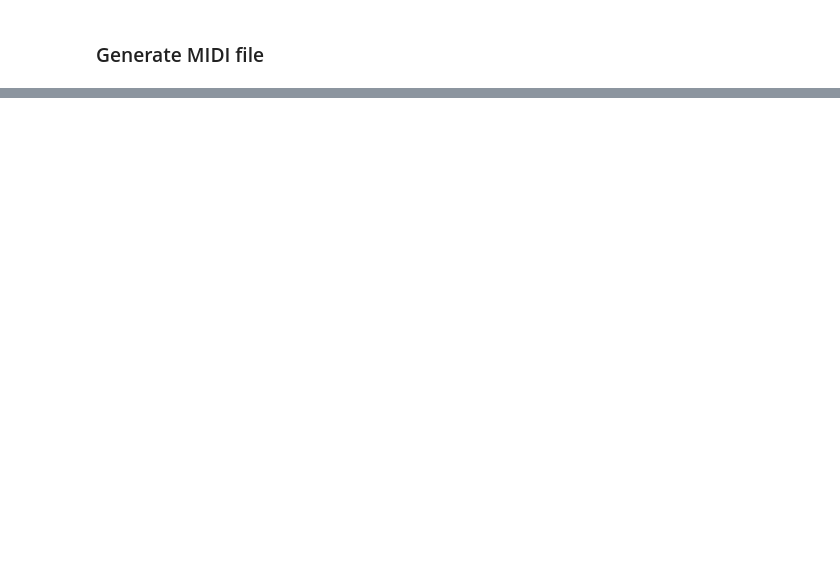
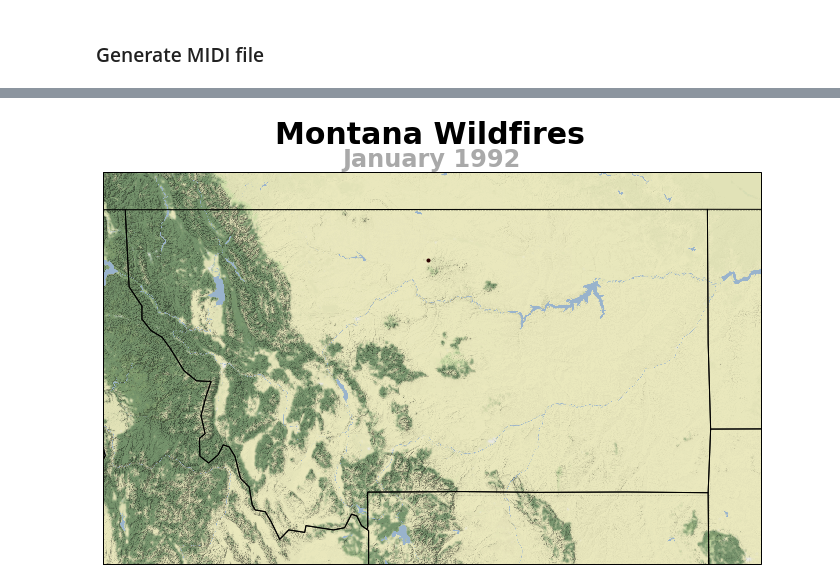
Before and after one commit to jjgarrett0/Wildfire, a Jupyter notebook: WildfireSonification_Final.ipynb, the cells around one changed output, grey strips where cells are left out. Drawn from its saved outputs; the diff is of its cells as text; code cells hidden in the pictures; blank space fills up the shorter version.

```diff
--- a/WildfireSonification_Final.ipynb
+++ b/WildfireSonification_Final.ipynb
@@ -152,0 +211,18 @@ create_midi(note_list)
+# %%
+mid = MidiFile(mymidi.outfile)
+
+#create a new column with number of ticks:
+for index, row in df_mapping.iterrows():
+    df_mapping.loc[index, 'TICKS'] = row['BEAT'] * mid.ticks_per_beat
+
+#Determine how many milliseconds per tick: 60000 / (BPM * PPQ)
+millis_per_tick = 60000.0 / (120 * mid.ticks_per_beat)
+
+#create a new column with time elapsed in milliseconds
+for index, row in df_mapping.iterrows():
+    df_mapping.loc[index, 'MILLIS'] = row['TICKS'] * millis_per_tick
+
+#Normalize Fire Size for Plotting using tanh
+#https://stackoverflow.com/questions/50310059/normalize-a-column-to-represent-it-as-a-size-in-a-scatter-plot/50311206
+for index, row in df_mapping.iterrows():
+    df_mapping.loc[index, 'PLOT_SIZE'] = math.tanh(row['FIRE_SIZE']/500-2)*250+250
@@ -152,0 +238,69 @@ create_midi(note_list)
+# %%
+#determine how many milliseconds to cycle thru for each frame
+millis_per_frame = 1000 / frames_per_second
+
+#print total frames to be output
+total_frames = round((df_mapping['MILLIS'].max() + millis_per_frame) / millis_per_frame)
+
+#set current plot data frame index = 0
+df_index = 0
+
+#Set up figure and axes with cartopy data.
+map_terrain = cimgt.Stamen('terrain-background')
+fig = plt.figure(figsize=(fig_width,fig_height))
+ax = plt.axes(projection=map_terrain.crs) #mercator
+fig.suptitle('Montana Wildfires', x=0.51, ha='center', va='top', color='black', fontsize=30, fontweight='bold')
+ax.set_extent([-116.5, -103, 44, 49.5])
+ax.add_image(map_terrain,8,zorder=0)
+ax.add_feature(cfeature.STATES, zorder=1)
+
+#initialize data lists
+long_vals = []
+lat_vals = []
+intensity = []
+size = []
+
+scatter = ax.scatter(long_vals, lat_vals, c=[], cmap=cm.hot_r, vmin=0, vmax=1, zorder=2, transform=map_terrain.crs.as_geodetic())
+
+#Some of the below was modelled off of the following link: https://stackoverflow.com/questions/48152754/matplotlib-plot-points-over-time-where-old-points-fade
+def get_data(milli_count):
+    global df_index
+
+    #Grab relevant data from pandas dataframe using between.
+    current_plots = df_mapping[df_mapping['MILLIS'].between(df_mapping['MILLIS'][df_index], milli_count, inclusive=True)]
+
+    lats  = current_plots['LATITUDE'].tolist()
+    longs = current_plots['LONGITUDE'].tolist()
+    sizes = current_plots['PLOT_SIZE'].tolist()
+
+    #update dataframe index (indexes are maintained in sub dataframe from the original dataframe)
+    df_index = current_plots.index.max()
+
+    return lats, longs, sizes
+
+def update(frame):
+    global long_vals, lat_vals, intensity, size
+    # Get intermediate coordinates
+    new_lats, new_longs, new_sizes = get_data(frame*millis_per_frame)
+
+    long_vals.extend(new_longs)
+    lat_vals.extend(new_lats)
+
+    # Plot New Values
+    scatter.set_offsets(np.c_[long_vals,lat_vals])
+
+    #calculate new color values
+    intensity = np.concatenate((np.array(intensity)*0.97, np.full(len(new_longs), 0.95)))#np.ones(len(new_longs))))
+    scatter.set_array(intensity)
+
+    #calculate new size values
+    size = np.concatenate((np.array(size)*0.98, new_sizes))
+    scatter.set_sizes(size)
+
+    ax.set_title(df_mapping[df_mapping['MILLIS'].between(df_mapping['MILLIS'][df_index], frame*millis_per_frame, inclusive=True)]['DISCOVERY_DATE'].max().strftime('%B %Y'), color='darkgray', fontsize=24, fontweight='bold')
+
+    return scatter,
+
+anim = FuncAnimation(fig, update, interval=millis_per_frame, save_count=total_frames, blit=True)
+# %% [output]
+[figure, added]
```
Also changed, not shown: parts of 14 cells of this notebook.
